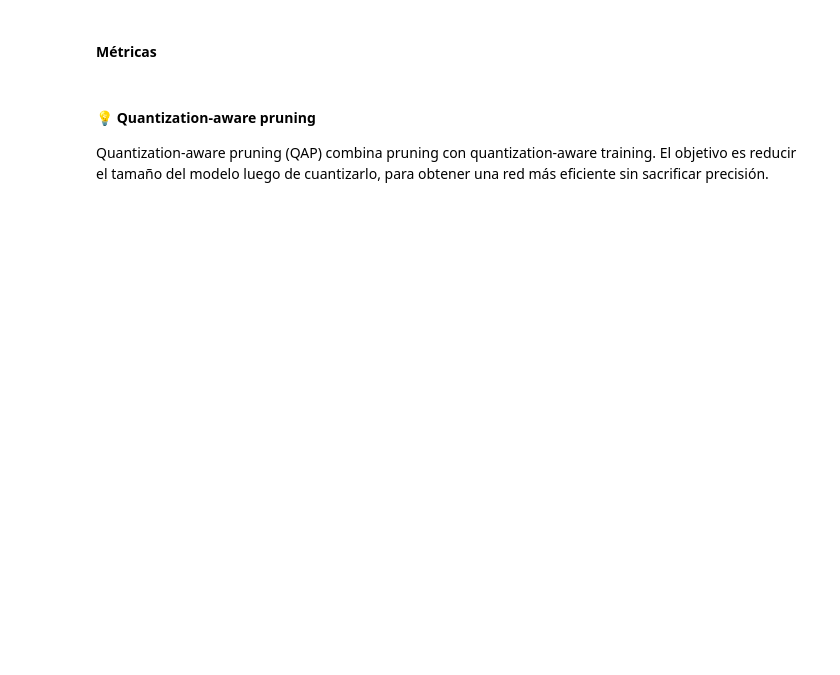
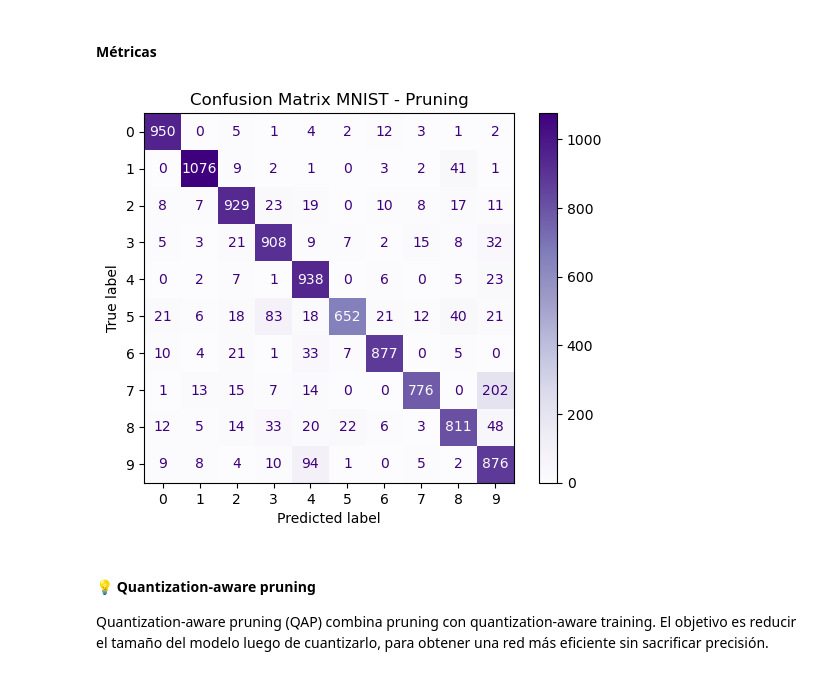
Before and after one commit to dgayet/training-ML-FPGA-MarDelPlata-Argentina2025, a Jupyter notebook: labs/lab02/02-MLCompression.ipynb, the cells around one changed output. Saved outputs shown, nothing was run; the diff lists cells and outputs as text; code cells hidden in the pictures; blank space fills up the shorter version.

```diff
--- a/labs/lab02/02-MLCompression.ipynb
+++ b/labs/lab02/02-MLCompression.ipynb
@@ -316,17 +345,19 @@ plt.show()
 # %% [markdown]
 #### Métricas
 # %%
-y_pred_probs = model.predict(x_test_norm)
+y_pred_probs = modelQAT.predict(x_test_norm)
 y_pred = np.argmax(y_pred_probs, axis=1)
 
 # Since y_test is one-hot encoded, you need to convert it back to class indices
 y_true = np.argmax(y_test, axis=1)  # Convert one-hot encoded labels to class indices
 
 cm = confusion_matrix(y_true, y_pred)
 disp = ConfusionMatrixDisplay(confusion_matrix=cm)
 disp.plot(cmap="Purples")
 plt.title('Confusion Matrix MNIST - Pruning')
 plt.show()
+# %% [output]
+[figure, added]
 # %% [markdown]
 #### 💡 Quantization-aware pruning
 
```
Also changed, not shown: parts of 17 cells of this notebook.
